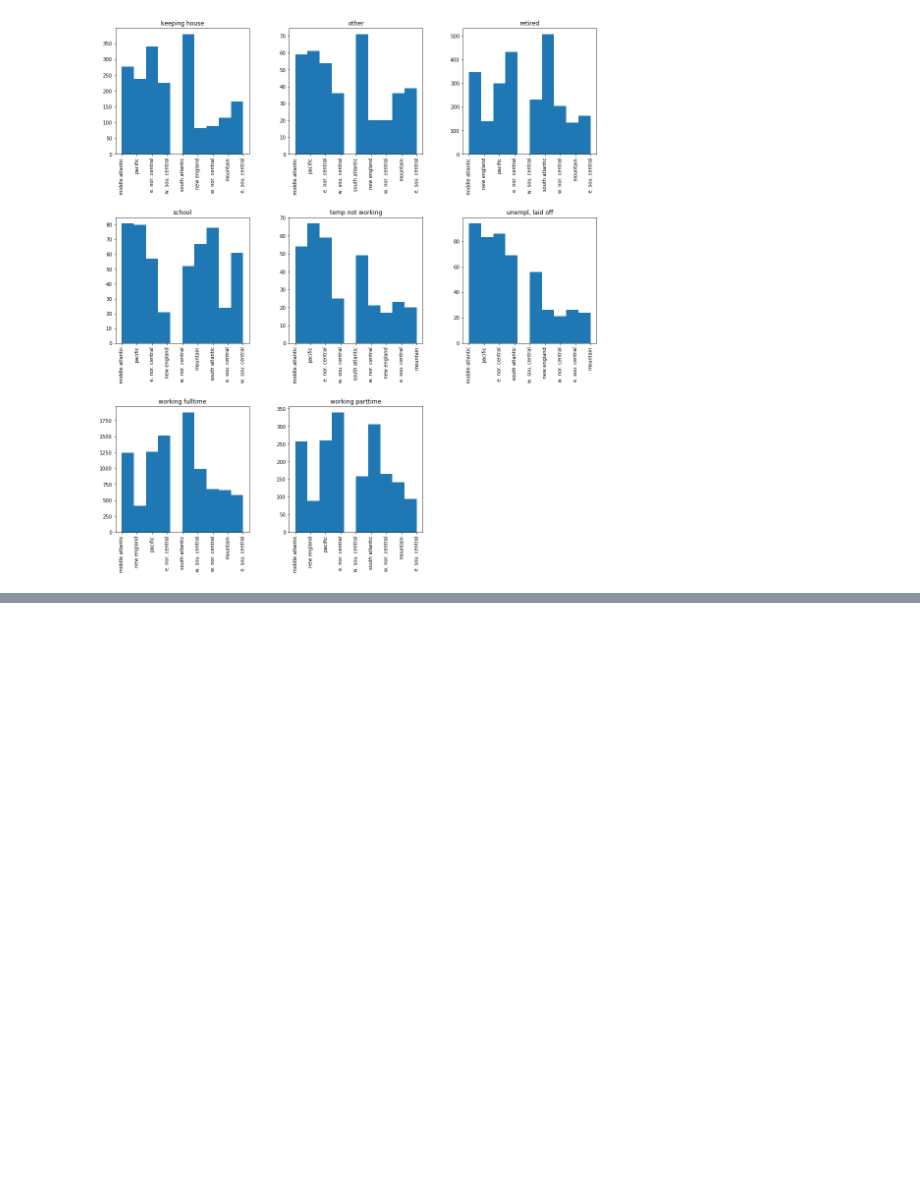
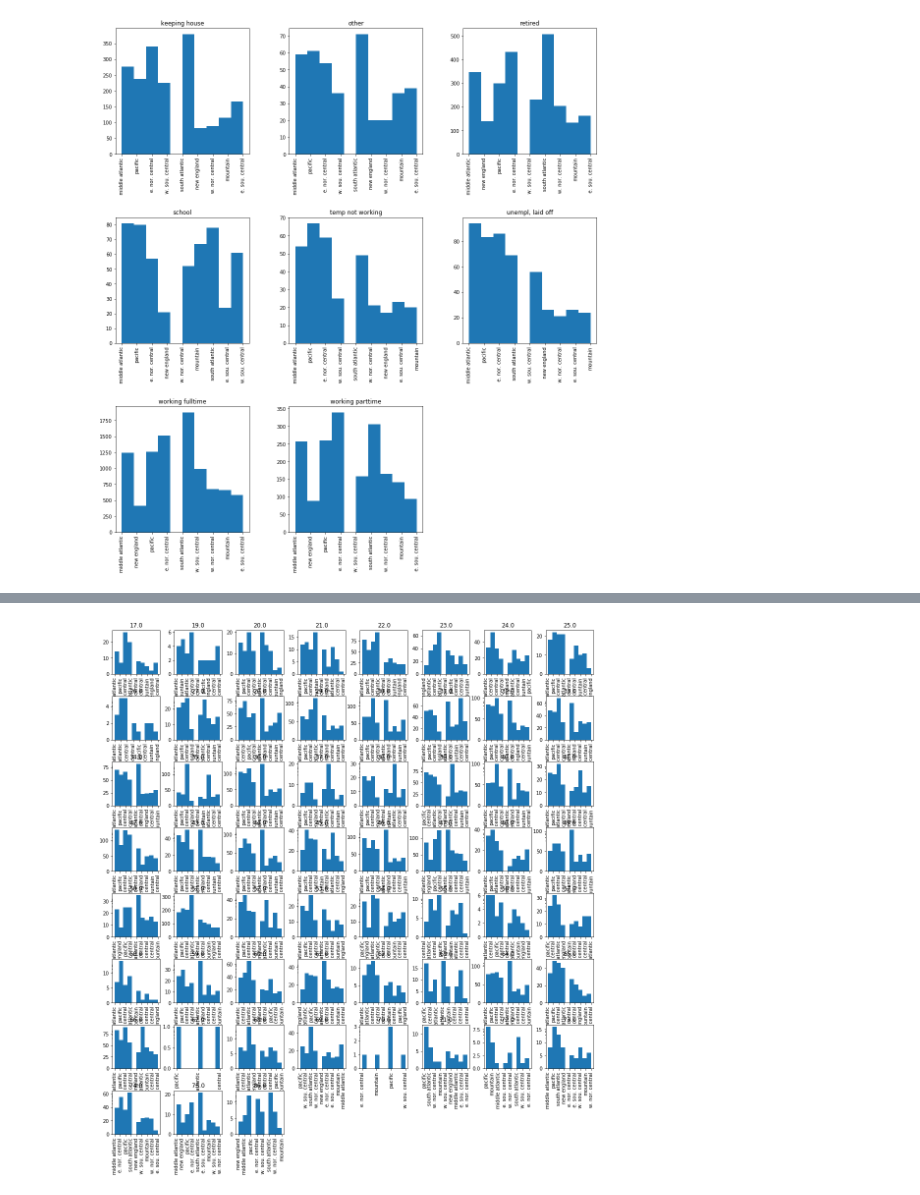
Before and after one commit to AssanDiomande/bigdata, a Jupyter notebook: Projet/Projet.ipynb, the cells around one changed output, grey strips where cells are left out. Saved outputs shown, nothing was run; the diff lists cells and outputs as text; code cells hidden in the pictures; blank space fills up the shorter version.

```diff
--- a/Projet/Projet.ipynb
+++ b/Projet/Projet.ipynb
@@ -109,0 +152,6 @@ plt.show()
+# %%
+x = data.groupby('region').count()
+data.hist(column="region", by="prestige",figsize=(17,19))
+plt.show()
+# %% [output]
+[figure, added]
```
Also changed, not shown: parts of 9 cells of this notebook, 3 other files.
